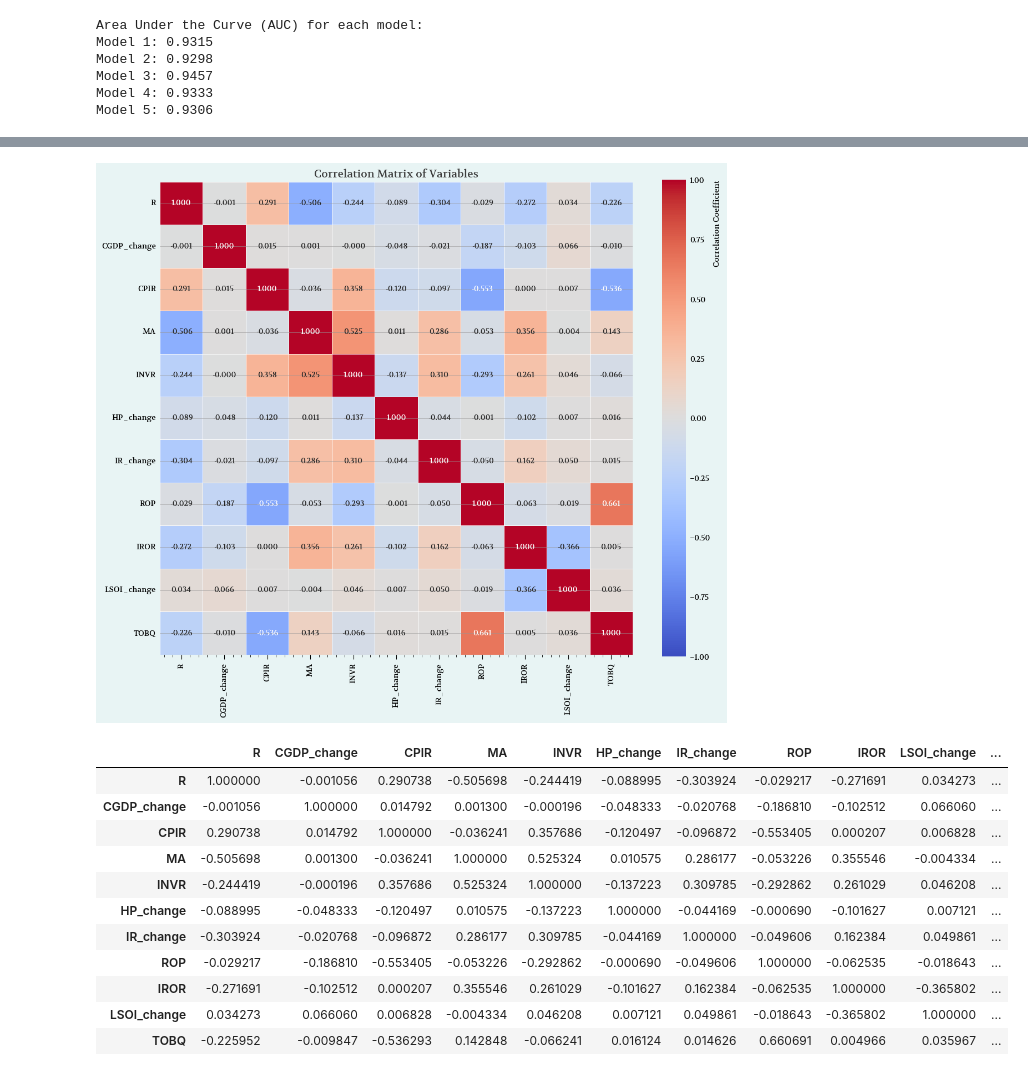
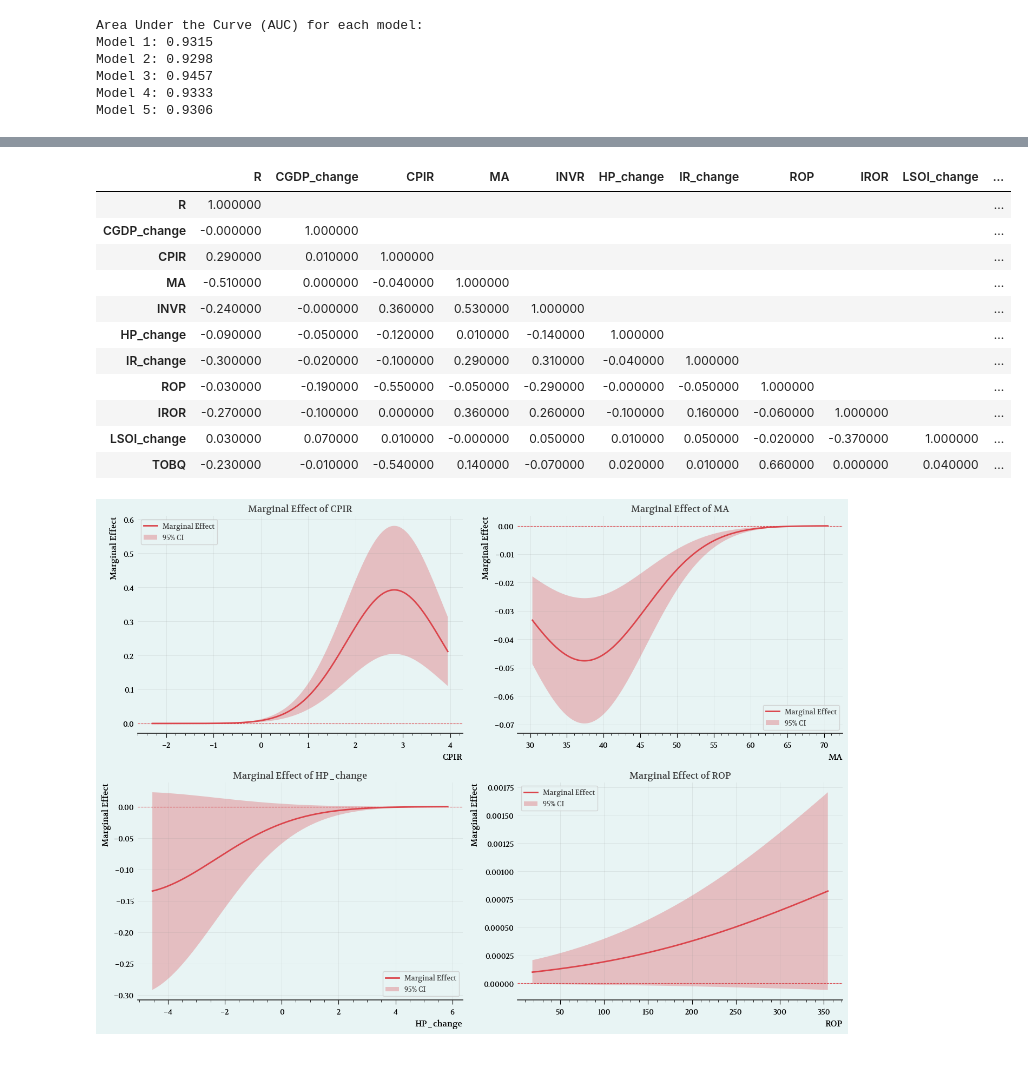
Before and after one commit to ignaciomacan/project3, a Jupyter notebook: josh_section3.ipynb, the cells around one changed output, grey strips where cells are left out. Drawn from its saved outputs; the diff is of its cells as text; code cells hidden in the pictures.

```diff
--- a/josh_section3.ipynb
+++ b/josh_section3.ipynb
@@ -464,46 +460,33 @@ plt.tight_layout()
 # %%
 variables = [
     'R', 'CGDP_change', 'CPIR', 'MA', 'INVR', 'HP_change',
     'IR_change', 'ROP', 'IROR', 'LSOI_change', 'TOBQ'
 ]
 
 correlation_matrix = df[variables].corr()
 
-plt.figure(figsize=(12, 10))
-sns.heatmap(
-    correlation_matrix,
-    annot=True,
-    fmt='.3f',
-    cmap='coolwarm',
-    center=0,
-    vmin=-1,
-    vmax=1,
-    square=True,
-    linewidths=0.5,
-    cbar_kws={'label': 'Correlation Coefficient'}
-)
-plt.title('Correlation Matrix of Variables', fontsize=14, fontweight='bold')
-plt.tight_layout()
-plt.show()
+mask = np.triu(np.ones_like(correlation_matrix, dtype=bool), k=1)
+correlation_triangle = correlation_matrix.mask(mask)
 
-correlation_matrix
+correlation_triangle = correlation_triangle.round(2)
+
+correlation_triangle = correlation_triangle.fillna('')
+
+correlation_triangle
 # %% [output]
-[figure, removed]
 |  | R | CGDP_change | CPIR | MA | INVR | HP_change | IR_change | ROP | IROR | LSOI_change | ... |
-| R | 1.000000 | -0.001056 | 0.290738 | -0.505698 | -0.244419 | -0.088995 | -0.303924 | -0.029217 | -0.271691 | 0.034273 | ... |
-| CGDP_change | -0.001056 | 1.000000 | 0.014792 | 0.001300 | -0.000196 | -0.048333 | -0.020768 | -0.186810 | -0.102512 | 0.066060 | ... |
-| CPIR | 0.290738 | 0.014792 | 1.000000 | -0.036241 | 0.357686 | -0.120497 | -0.096872 | -0.553405 | 0.000207 | 0.006828 | ... |
-| MA | -0.505698 | 0.001300 | -0.036241 | 1.000000 | 0.525324 | 0.010575 | 0.286177 | -0.053226 | 0.355546 | -0.004334 | ... |
-| INVR | -0.244419 | -0.000196 | 0.357686 | 0.525324 | 1.000000 | -0.137223 | 0.309785 | -0.292862 | 0.261029 | 0.046208 | ... |
-| HP_change | -0.088995 | -0.048333 | -0.120497 | 0.010575 | -0.137223 | 1.000000 | -0.044169 | -0.000690 | -0.101627 | 0.007121 | ... |
-| IR_change | -0.303924 | -0.020768 | -0.096872 | 0.286177 | 0.309785 | -0.044169 | 1.000000 | -0.049606 | 0.162384 | 0.049861 | ... |
-| ROP | -0.029217 | -0.186810 | -0.553405 | -0.053226 | -0.292862 | -0.000690 | -0.049606 | 1.000000 | -0.062535 | -0.018643 | ... |
-| IROR | -0.271691 | -0.102512 | 0.000207 | 0.355546 | 0.261029 | -0.101627 | 0.162384 | -0.062535 | 1.000000 | -0.365802 | ... |
-| LSOI_change | 0.034273 | 0.066060 | 0.006828 | -0.004334 | 0.046208 | 0.007121 | 0.049861 | -0.018643 | -0.365802 | 1.000000 | ... |
-| TOBQ | -0.225952 | -0.009847 | -0.536293 | 0.142848 | -0.066241 | 0.016124 | 0.014626 | 0.660691 | 0.004966 | 0.035967 | ... |
+| R | 1.000000 |  |  |  |  |  |  |  |  |  | ... |
+| CGDP_change | -0.000000 | 1.000000 |  |  |  |  |  |  |  |  | ... |
+| CPIR | 0.290000 | 0.010000 | 1.000000 |  |  |  |  |  |  |  | ... |
+| MA | -0.510000 | 0.000000 | -0.040000 | 1.000000 |  |  |  |  |  |  | ... |
+| INVR | -0.240000 | -0.000000 | 0.360000 | 0.530000 | 1.000000 |  |  |  |  |  | ... |
+| HP_change | -0.090000 | -0.050000 | -0.120000 | 0.010000 | -0.140000 | 1.000000 |  |  |  |  | ... |
+| IR_change | -0.300000 | -0.020000 | -0.100000 | 0.290000 | 0.310000 | -0.040000 | 1.000000 |  |  |  | ... |
+| ROP | -0.030000 | -0.190000 | -0.550000 | -0.050000 | -0.290000 | -0.000000 | -0.050000 | 1.000000 |  |  | ... |
+| IROR | -0.270000 | -0.100000 | 0.000000 | 0.360000 | 0.260000 | -0.100000 | 0.160000 | -0.060000 | 1.000000 |  | ... |
+| LSOI_change | 0.030000 | 0.070000 | 0.010000 | -0.000000 | 0.050000 | 0.010000 | 0.050000 | -0.020000 | -0.370000 | 1.000000 | ... |
+| TOBQ | -0.230000 | -0.010000 | -0.540000 | 0.140000 | -0.070000 | 0.020000 | 0.010000 | 0.660000 | 0.000000 | 0.040000 | ... |
 # %%
-from scipy.stats import norm
-
 variables = ['CPIR', 'MA', 'HP_change', 'ROP']
 
 fig, axes = plt.subplots(2, 2, figsize=(14, 10))
@@ -544,11 +527,11 @@ for idx, var in enumerate(variables):
     ci_lower = np.array(ci_lower_list)
     ci_upper = np.array(ci_upper_list)
 
-    axes[idx].plot(var_range, marginal_effects, color='blue',
+    axes[idx].plot(var_range, marginal_effects,
                    linewidth=2, label='Marginal Effect')
     axes[idx].fill_between(var_range, ci_lower, ci_upper,
-                           alpha=0.3, color='gray', label='95% CI')
-    axes[idx].axhline(y=0, color='black', linestyle='--', linewidth=0.8)
+                           alpha=0.3, label='95% CI')
+    axes[idx].axhline(y=0, linestyle='--', linewidth=0.8)
     axes[idx].set_xlabel(var, fontsize=11)
     axes[idx].set_ylabel('Marginal Effect', fontsize=11)
     axes[idx].set_title(f'Marginal Effect of {var}', fontsize=12,
@@ -558,3 +541,5 @@ for idx, var in enumerate(variables):
 
 plt.tight_layout()
 plt.show()
+# %% [output]
+[figure, added]
```
Also changed, not shown: parts of 9 cells of this notebook.
